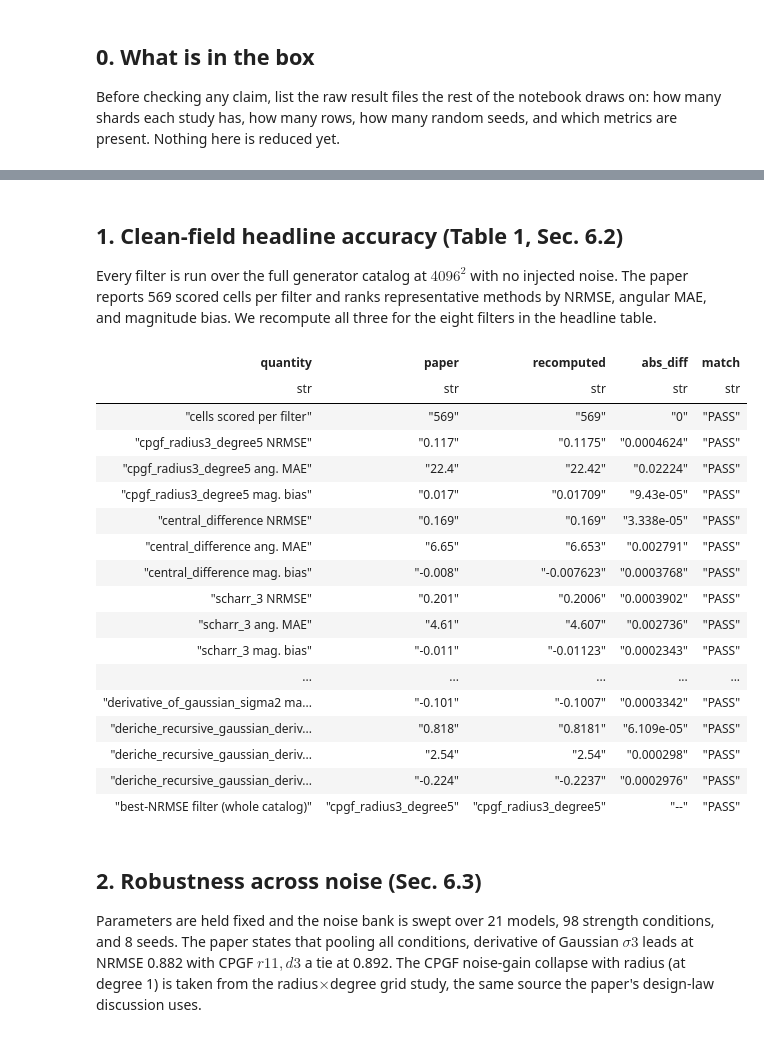
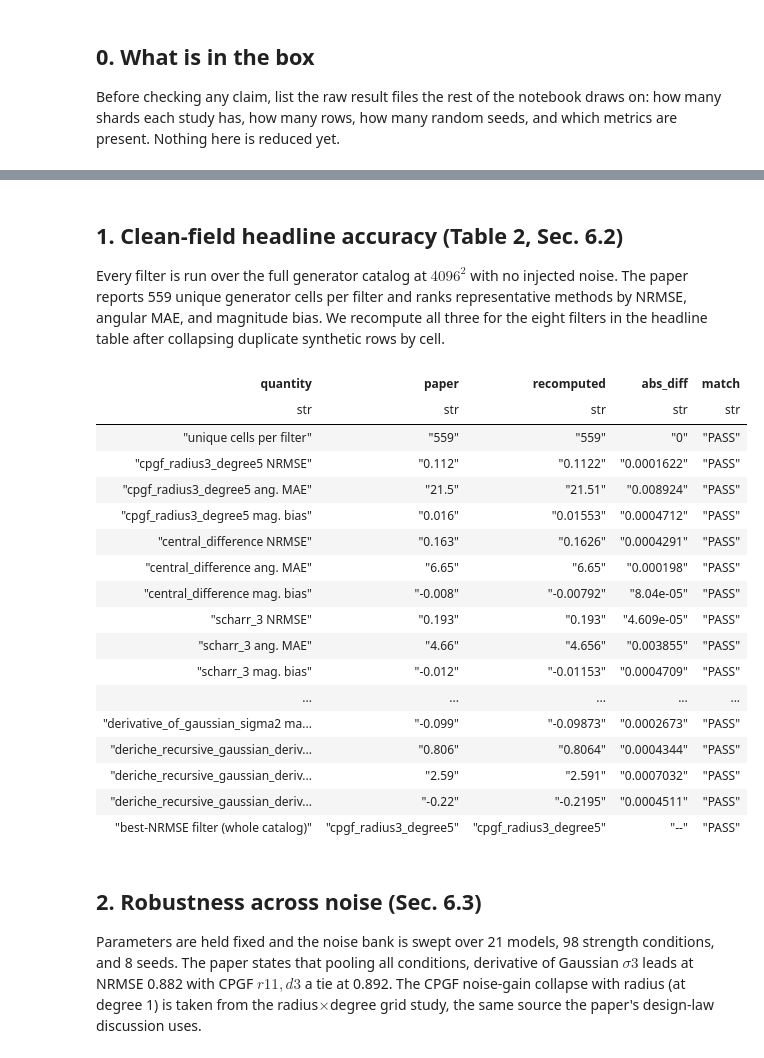
Before and after one commit to j-vaught/AGFB, a Jupyter notebook: reproduce_paper_claims.ipynb, the cells around one changed output, grey strips where cells are left out. Drawn from its saved outputs; the diff is of its cells as text; code cells hidden in the pictures.

Commit message:
Synchronize reproducibility notes with paper

```diff
--- a/reproduce_paper_claims.ipynb
+++ b/reproduce_paper_claims.ipynb
@@ -162,71 +189,78 @@ pl.DataFrame(inventory)
 | "realimg/edges" | "BSDS500 / DRIVE / BBBC039 edge ODS" | 4 | 4550 | "-" | "ap, auc, dice, ods, ois, orienta... |
 | "realimg/supersampled" | "8x supersampled BSDS500" | 4 | 704 | "-" | "ap, ods, ois, orientation_mae, s... |
 # %% [markdown]
-## 1. Clean-field headline accuracy (Table 1, Sec. 6.2)
+## 1. Clean-field headline accuracy (Table 2, Sec. 6.2)
 
 Every filter is run over the full generator catalog at $4096^2$ with no injected
-noise. The paper reports 569 scored cells per filter and ranks representative
-methods by NRMSE, angular MAE, and magnitude bias. We recompute all three for
-the eight filters in the headline table.
+noise. The paper reports 559 unique generator cells per filter and ranks
+representative methods by NRMSE, angular MAE, and magnitude bias. We recompute
+all three for the eight filters in the headline table after collapsing duplicate
+synthetic rows by cell.
 # %%
-A = load("synthetic/clean_accuracy")
+A = load_synthetic("synthetic/clean_accuracy")
 n_filters = A["filter_config_id"].n_unique()
 cells_per_filter = A.filter(pl.col("metric") == "nrmse").height // n_filters
 
 nrmse = reduce_metric(A, "nrmse")
 angmae = reduce_metric(A, "angular_mae")
 magbias = reduce_metric(A, "magnitude_bias")
 clean = nrmse.join(angmae, on=["filter_config_id", "filter_family"]).join(
     magbias.select("filter_config_id", "magnitude_bias"), on="filter_config_id"
 )
 
 
 def clean_val(cid, col):
     row = clean.filter(pl.col("filter_config_id") == cid)
     return row[col][0] if row.height else None
 
 
-# Paper Table 1: filter_config_id -> (NRMSE, angular MAE, magnitude bias).
-PAPER_T1 = {
-    "cpgf_radius3_degree5": (0.117, 22.4, 0.017),
-    "central_difference": (0.169, 6.65, -0.008),
-    "scharr_3": (0.201, 4.61, -0.011),
-    "sobel_3": (0.213, 5.16, -0.012),
-    "sobel_7": (0.412, 3.51, -0.036),
-    "cpgf_radius3_degree1": (0.462, 3.50, -0.041),
-    "derivative_of_gaussian_sigma2": (0.609, 2.76, -0.101),
-    "deriche_recursive_gaussian_derivative_sigma4": (0.818, 2.54, -0.224),
+# Paper Table 2: filter_config_id -> (NRMSE, angular MAE, magnitude bias).
+PAPER_T2 = {
+    "cpgf_radius3_degree5": (0.112, 21.5, 0.016),
+    "central_difference": (0.163, 6.65, -0.008),
+    "scharr_3": (0.193, 4.66, -0.012),
+    "sobel_3": (0.205, 5.19, -0.012),
+    "sobel_7": (0.399, 3.57, -0.036),
+    "cpgf_radius3_degree1": (0.448, 3.56, -0.041),
+    "derivative_of_gaussian_sigma2": (0.595, 2.82, -0.099),
+    "deriche_recursive_gaussian_derivative_sigma4": (0.806, 2.59, -0.220),
 }
 
-rows = [("cells scored per filter", 569, cells_per_filter, 0)]
-for cid, (p_nrmse, p_angmae, p_magbias) in PAPER_T1.items():
+rows = [("unique cells per filter", 559, cells_per_filter, 0)]
+for cid, (p_nrmse, p_angmae, p_magbias) in PAPER_T2.items():
     rows.append((f"{cid}  NRMSE", p_nrmse, clean_val(cid, "nrmse"), 0.001))
     rows.append((f"{cid}  ang. MAE", p_angmae, clean_val(cid, "angular_mae"), 0.05))
     rows.append((f"{cid}  mag. bias", p_magbias, clean_val(cid, "magnitude_bias"), 0.001))
 
 # The paper also claims the catalog-wide NRMSE winner is CPGF r3,d5.
-rows.append(("best-NRMSE filter (whole catalog)", "cpgf_radius3_degree5",
-             clean.sort("nrmse").row(0)[0], None))
+rows.append(
+    (
+        "best-NRMSE filter (whole catalog)",
+        "cpgf_radius3_degree5",
+        clean.sort("nrmse").row(0)[0],
+        None,
+    )
+)
 
-compare("1. Clean headline (Table 1)", rows)
+compare("1. Clean headline (Table 2)", rows)
 # %% [output]
 | quantity | paper | recomputed | abs_diff | match |
 | str | str | str | str | str |
-| "cells scored per filter" | "569" | "569" | "0" | "PASS" |
-| "cpgf_radius3_degree5 NRMSE" | "0.117" | "0.1175" | "0.0004624" | "PASS" |
-| "cpgf_radius3_degree5 ang. MAE" | "22.4" | "22.42" | "0.02224" | "PASS" |
-| "cpgf_radius3_degree5 mag. bias" | "0.017" | "0.01709" | "9.43e-05" | "PASS" |
-| "central_difference NRMSE" | "0.169" | "0.169" | "3.338e-05" | "PASS" |
-| "central_difference ang. MAE" | "6.65" | "6.653" | "0.002791" | "PASS" |
-| "central_difference mag. bias" | "-0.008" | "-0.007623" | "0.0003768" | "PASS" |
-| "scharr_3 NRMSE" | "0.201" | "0.2006" | "0.0003902" | "PASS" |
-| "scharr_3 ang. MAE" | "4.61" | "4.607" | "0.002736" | "PASS" |
-| "scharr_3 mag. bias" | "-0.011" | "-0.01123" | "0.0002343" | "PASS" |
+| "unique cells per filter" | "559" | "559" | "0" | "PASS" |
+| "cpgf_radius3_degree5 NRMSE" | "0.112" | "0.1122" | "0.0001622" | "PASS" |
+| "cpgf_radius3_degree5 ang. MAE" | "21.5" | "21.51" | "0.008924" | "PASS" |
+| "cpgf_radius3_degree5 mag. bias" | "0.016" | "0.01553" | "0.0004712" | "PASS" |
+| "central_difference NRMSE" | "0.163" | "0.1626" | "0.0004291" | "PASS" |
+| "central_difference ang. MAE" | "6.65" | "6.65" | "0.000198" | "PASS" |
+| "central_difference mag. bias" | "-0.008" | "-0.00792" | "8.04e-05" | "PASS" |
+| "scharr_3 NRMSE" | "0.193" | "0.193" | "4.609e-05" | "PASS" |
+| "scharr_3 ang. MAE" | "4.66" | "4.656" | "0.003855" | "PASS" |
+| "scharr_3 mag. bias" | "-0.012" | "-0.01153" | "0.0004709" | "PASS" |
 | ... | ... | ... | ... | ... |
-| "derivative_of_gaussian_sigma2 ma... | "-0.101" | "-0.1007" | "0.0003342" | "PASS" |
-| "deriche_recursive_gaussian_deriv... | "0.818" | "0.8181" | "6.109e-05" | "PASS" |
-| "deriche_recursive_gaussian_deriv... | "2.54" | "2.54" | "0.000298" | "PASS" |
-| "deriche_recursive_gaussian_deriv... | "-0.224" | "-0.2237" | "0.0002976" | "PASS" |
+| "derivative_of_gaussian_sigma2 ma... | "-0.099" | "-0.09873" | "0.0002673" | "PASS" |
+| "deriche_recursive_gaussian_deriv... | "0.806" | "0.8064" | "0.0004344" | "PASS" |
+| "deriche_recursive_gaussian_deriv... | "2.59" | "2.591" | "0.0007032" | "PASS" |
+| "deriche_recursive_gaussian_deriv... | "-0.22" | "-0.2195" | "0.0004511" | "PASS" |
 | "best-NRMSE filter (whole catalog)" | "cpgf_radius3_degree5" | "cpgf_radius3_degree5" | "--" | "PASS" |
 # %% [markdown]
 ## 2. Robustness across noise (Sec. 6.3)
```
Also changed, not shown: parts of 11 cells of this notebook, 3 other files.
